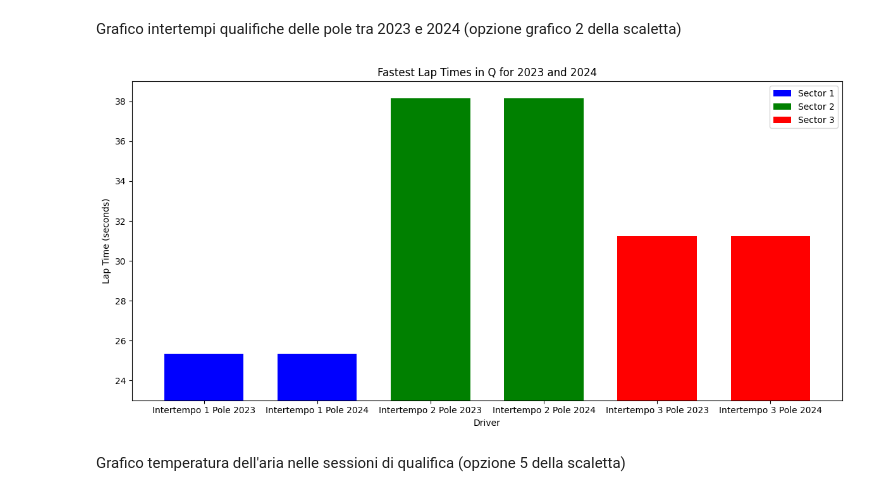
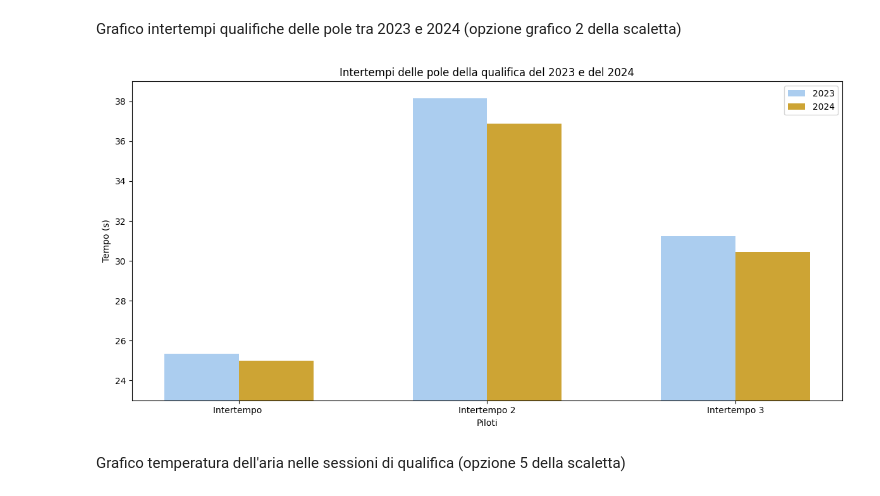
Before and after one commit to SirFuryy/progetto-Visualizzazione-Scentifica, a Jupyter notebook: velocita_media_squadre.ipynb, the cells around one changed output. Saved outputs shown, nothing was run; the diff lists cells and outputs as text; code cells hidden in the pictures.

```diff
--- a/velocita_media_squadre.ipynb
+++ b/velocita_media_squadre.ipynb
@@ -372,17 +553,25 @@ plt.show()
 # %% [markdown]
 Grafico differenza tempo della pole 2023 2024 (grafico 1 della scaletta)
 # %%
+Q1_2023, _, Q3_2023 = Q2023.laps.split_qualifying_sessions()
+Q1, _, Q3 = Q.laps.split_qualifying_sessions()
+
 pole_2023 = Q3_2023.pick_fastest()[['Driver', 'LapTime', 'Sector1Time', 'Sector2Time', 'Sector3Time']]
 pole_2024 = Q3.pick_fastest()[['Driver', 'LapTime', 'Sector1Time', 'Sector2Time', 'Sector3Time']]
+
 pole_2023['Year'] = '2023'
 pole_2024['Year'] = '2024'
+
 c = pd.concat([pole_2023, pole_2024])
+
+color = [colors_palette[driver_team[drv]] for drv in ['LEC', 'NOR']]
+
 plt.figure(figsize=(12, 6))
-plt.bar(c["Year"], c['LapTime'].apply(lambda x: x.total_seconds()), width=0.5)
+plt.bar(c["Year"], c['LapTime'].apply(lambda x: x.total_seconds()), color=color, width=0.5)
 
-plt.xlabel('Driver')
-plt.ylabel('Lap Time (seconds)')
-plt.title('Fastest Lap Times in Q for 2023 and 2024')
+plt.xlabel('Piloti')
+plt.ylabel('Tempos')
+plt.title('Tempo della pole nella Qualifica per il 2023 e il 2024')
 plt.legend()
 plt.ylim(92, 95)
 plt.xticks(rotation=45)
@@ -415,27 +637,33 @@ plt.show()
 # %% [markdown]
 Grafico intertempi qualifiche delle pole tra 2023 e 2024 (opzione grafico 2 della scaletta)
 # %%
-sec1 = sec2 = sec3 = pd.DataFrame(columns=['Label', 'Driver', 'SectorTime', 'Year'])
-sec1 = pd.concat([sec1, pd.DataFrame({'Label': ['Intertempo 1 Pole 2023'], 'Driver': [pole_2023['Driver']], 'SectorTime': [pole_2023['Sector1Time']], 'Year': [pole_2023['Year']]})])
-sec1 = pd.concat([sec1, pd.DataFrame({'Label': ['Intertempo 1 Pole 2024'], 'Driver': [pole_2024['Driver']], 'SectorTime': [pole_2024['Sector1Time']], 'Year': [pole_2024['Year']]})])
-sec2 = pd.concat([sec2, pd.DataFrame({'Label': ['Intertempo 2 Pole 2023'], 'Driver': [pole_2023['Driver']], 'SectorTime': [pole_2023['Sector2Time']], 'Year': [pole_2023['Year']]})])
-sec2 = pd.concat([sec2, pd.DataFrame({'Label': ['Intertempo 2 Pole 2024'], 'Driver': [pole_2024['Driver']], 'SectorTime': [pole_2024['Sector2Time']], 'Year': [pole_2024['Year']]})])
-sec3 = pd.concat([sec3, pd.DataFrame({'Label': ['Intertempo 3 Pole 2023'], 'Driver': [pole_2023['Driver']], 'SectorTime': [pole_2023['Sector3Time']], 'Year': [pole_2023['Year']]})])
-sec3 = pd.concat([sec3, pd.DataFrame({'Label': ['Intertempo 3 Pole 2024'], 'Driver': [pole_2024['Driver']], 'SectorTime': [pole_2024['Sector3Time']], 'Year': [pole_2024['Year']]})])
+time_sector_2023 = pd.DataFrame(columns=['Label', 'Driver', 'SectorTime', 'Year'])
+time_sector_2023 = pd.concat([time_sector_2023, pd.DataFrame({'Label': ['Intertempo '], 'Driver': [pole_2023['Driver']], 'SectorTime': [pole_2023['Sector1Time']], 'Year': [pole_2023['Year']]})])
+time_sector_2023 = pd.concat([time_sector_2023, pd.DataFrame({'Label': ['Intertempo 2'], 'Driver': [pole_2023['Driver']], 'SectorTime': [pole_2023['Sector2Time']], 'Year': [pole_2023['Year']]})])
+time_sector_2023 = pd.concat([time_sector_2023, pd.DataFrame({'Label': ['Intertempo 3'], 'Driver': [pole_2023['Driver']], 'SectorTime': [pole_2023['Sector3Time']], 'Year': [pole_2023['Year']]})])
+
+time_sector_2024 = pd.DataFrame(columns=['Label', 'Driver', 'SectorTime', 'Year'])
+time_sector_2024 = pd.concat([time_sector_2024, pd.DataFrame({'Label': ['Intertempo 1 Pole 2024'], 'Driver': [pole_2024['Driver']], 'SectorTime': [pole_2024['Sector1Time']], 'Year': [pole_2024['Year']]})])
+time_sector_2024 = pd.concat([time_sector_2024, pd.DataFrame({'Label': ['Intertempo 2 Pole 2024'], 'Driver': [pole_2024['Driver']], 'SectorTime': [pole_2024['Sector2Time']], 'Year': [pole_2024['Year']]})])
+time_sector_2024 = pd.concat([time_sector_2024, pd.DataFrame({'Label': ['Intertempo 3 Pole 2024'], 'Driver': [pole_2024['Driver']], 'SectorTime': [pole_2024['Sector3Time']], 'Year': [pole_2024['Year']]})])
 
 plt.figure(figsize=(12, 6))
-plt.bar(sec1["Label"], sec1['SectorTime'].apply(lambda x: x.total_seconds()), width=0.7, color='blue', label='Sector 1')
-plt.bar(sec2["Label"], sec2['SectorTime'].apply(lambda x: x.total_seconds()), width=0.7, color='green', label='Sector 2')
-plt.bar(sec3["Label"], sec3['SectorTime'].apply(lambda x: x.total_seconds()), width=0.7, color='red', label='Sector 3')
 
-plt.xlabel('Driver')
-plt.ylabel('Lap Time (seconds)')
-plt.title('Fastest Lap Times in Q for 2023 and 2024')
+bar_width = 0.30
+index = np.arange(len(time_sector_2023.index))
+
+plt.bar(index, time_sector_2023['SectorTime'].apply(lambda x: x.total_seconds()), width=bar_width, color=colors_palette['2023'], label='2023')
+plt.bar(index + bar_width, time_sector_2024['SectorTime'].apply(lambda x: x.total_seconds()), width=bar_width, color=colors_palette['2024'], label='2024')
+plt.xticks(index + bar_width / 2, time_sector_2023['Label'])
+
+plt.xlabel('Piloti')
+plt.ylabel('Tempo (s)')
+plt.title('Intertempi delle pole della qualifica del 2023 e del 2024')
 plt.legend()
 plt.ylim(23, 39)
 plt.tight_layout()
 plt.show()
 # %% [output]
-[figure, old version]
+[figure, new version]
 # %% [markdown]
 Grafico temperatura dell'aria nelle sessioni di qualifica (opzione 5 della scaletta)
```
Also changed, not shown: parts of 22 cells of this notebook, 3 other files.
